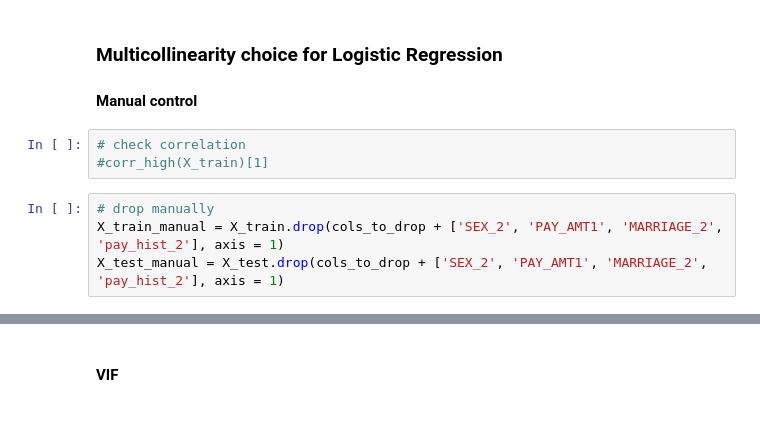
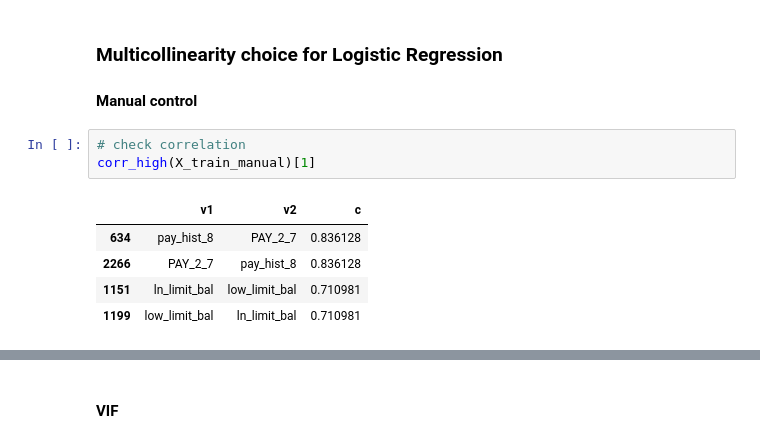
Before and after one commit to stereopickle/credit_card_default_classification, a Jupyter notebook: 010.Process.ipynb, the cells around one changed output, grey strips where cells are left out. Saved outputs shown, nothing was run; the diff lists cells and outputs as text.

```diff
--- a/010.Process.ipynb
+++ b/010.Process.ipynb
@@ -618,8 +658,10 @@ I'm going to now compare model performance. I'll first do multiple logistic regr
 #### Manual control
 # %%
 # check correlation
-#corr_high(X_train)[1]
+corr_high(X_train_manual)[1]
+# %% [output]
+|  | v1 | v2 | c |
+| 634 | pay_hist_8 | PAY_2_7 | 0.836128 |
+| 2266 | PAY_2_7 | pay_hist_8 | 0.836128 |
+| 1151 | ln_limit_bal | low_limit_bal | 0.710981 |
+| 1199 | low_limit_bal | ln_limit_bal | 0.710981 |
-# %%
-# drop manually
-X_train_manual = X_train.drop(cols_to_drop + ['SEX_2', 'PAY_AMT1', 'MARRIAGE_2', 'pay_hist_2'], axis = 1)
-X_test_manual = X_test.drop(cols_to_drop + ['SEX_2', 'PAY_AMT1', 'MARRIAGE_2', 'pay_hist_2'], axis = 1)
```
Also changed, not shown: parts of 31 cells of this notebook.
